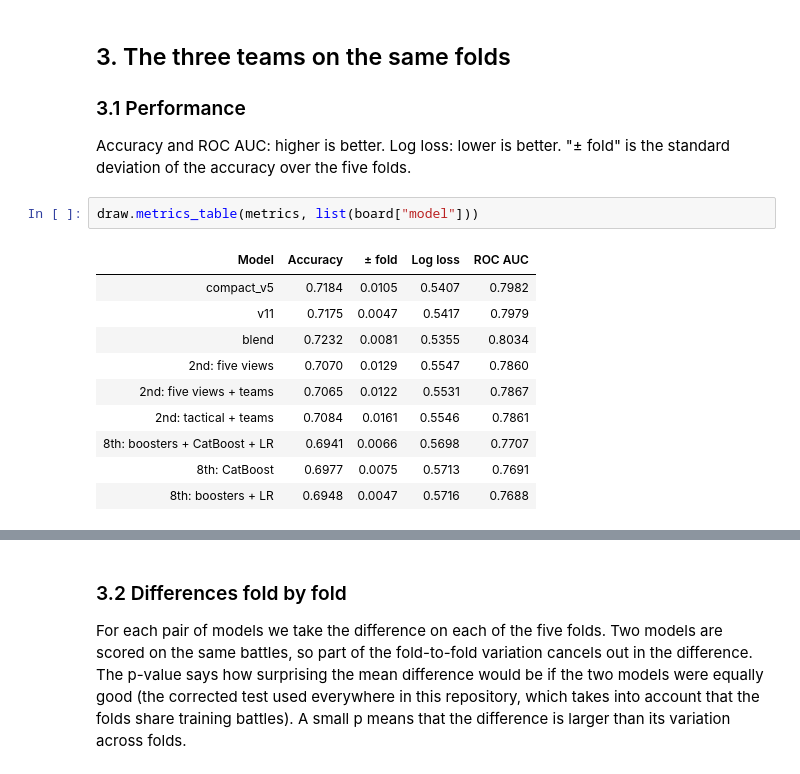
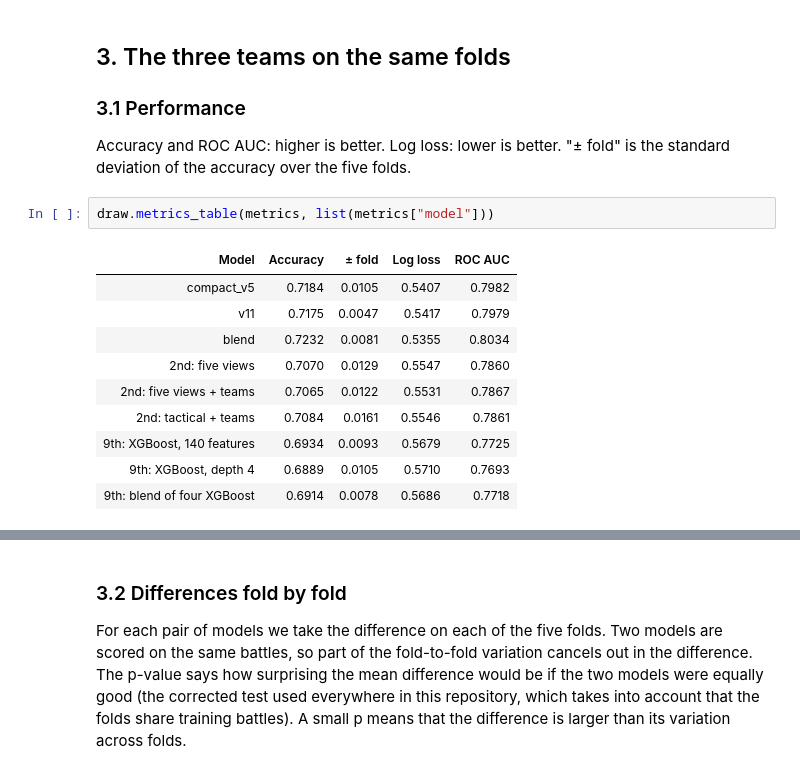
Before and after one commit to CiottoloMaggico/pokechallenge-fall-2026, a Jupyter notebook: docs/evaluation/comparison/comparison.ipynb, the cells around one changed output, grey strips where cells are left out. Drawn from its saved outputs; the diff is of its cells as text.

```diff
--- a/docs/evaluation/comparison/comparison.ipynb
+++ b/docs/evaluation/comparison/comparison.ipynb
@@ -88,16 +103,16 @@ Before comparing, we checked that the rebuilt models are the ones the teams desc
 
 Accuracy and ROC AUC: higher is better. Log loss: lower is better. "± fold" is the standard deviation of the accuracy over the five folds.
 # %%
-draw.metrics_table(metrics, list(board["model"]))
+draw.metrics_table(metrics, list(metrics["model"]))
 # %% [output]
 | Model | Accuracy | ± fold | Log loss | ROC AUC |
 | compact_v5 | 0.7184 | 0.0105 | 0.5407 | 0.7982 |
 | v11 | 0.7175 | 0.0047 | 0.5417 | 0.7979 |
 | blend | 0.7232 | 0.0081 | 0.5355 | 0.8034 |
 | 2nd: five views | 0.7070 | 0.0129 | 0.5547 | 0.7860 |
 | 2nd: five views + teams | 0.7065 | 0.0122 | 0.5531 | 0.7867 |
 | 2nd: tactical + teams | 0.7084 | 0.0161 | 0.5546 | 0.7861 |
-| 8th: boosters + CatBoost + LR | 0.6941 | 0.0066 | 0.5698 | 0.7707 |
-| 8th: CatBoost | 0.6977 | 0.0075 | 0.5713 | 0.7691 |
-| 8th: boosters + LR | 0.6948 | 0.0047 | 0.5716 | 0.7688 |
+| 9th: XGBoost, 140 features | 0.6934 | 0.0093 | 0.5679 | 0.7725 |
+| 9th: XGBoost, depth 4 | 0.6889 | 0.0105 | 0.5710 | 0.7693 |
+| 9th: blend of four XGBoost | 0.6914 | 0.0078 | 0.5686 | 0.7718 |
 # %% [markdown]
```
Also changed, not shown: parts of 29 cells of this notebook, 24 other files.
